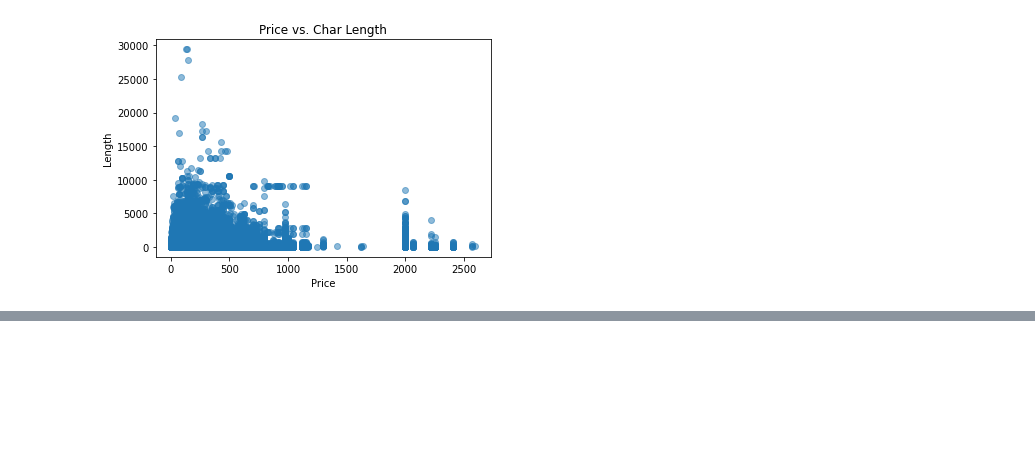
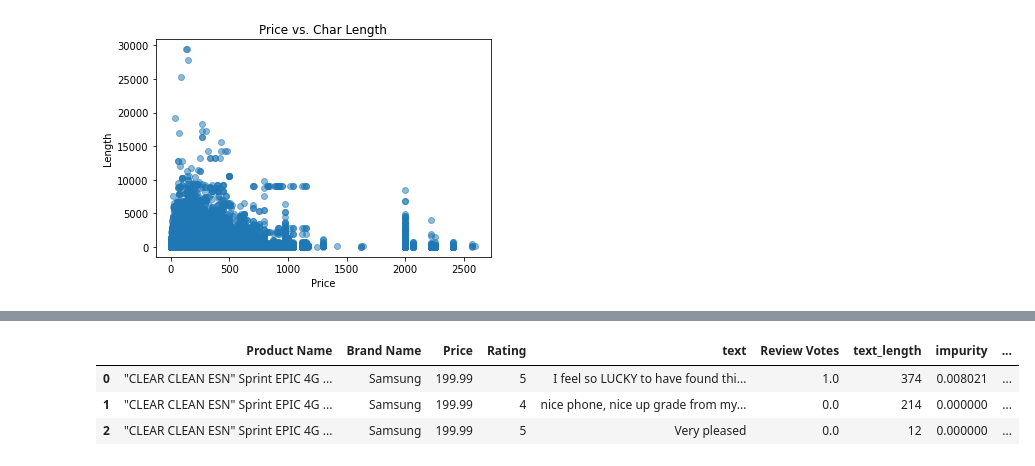
Before and after one commit to kayfilipp/text_mining_amazon_unlocked, a Jupyter notebook: Review_classification.ipynb, the cells around one changed output, grey strips where cells are left out. Saved outputs shown, nothing was run; the diff lists cells and outputs as text; code cells hidden in the pictures; blank space fills up the shorter version.

```diff
--- a/Review_classification.ipynb
+++ b/Review_classification.ipynb
@@ -116,0 +149,10 @@ plt.show()
+# %%
+#map the function to a new column
+df['impurity'] = df['text'].map(impurity)
+df['impure_words'] = df['text'].map(impurity_list)
+df.head(3)
+# %% [output]
+|  | Product Name | Brand Name | Price | Rating | text | Review Votes | text_length | impurity | ... |
+| 0 | "CLEAR CLEAN ESN" Sprint EPIC 4G ... | Samsung | 199.99 | 5 | I feel so LUCKY to have found thi... | 1.0 | 374 | 0.008021 | ... |
+| 1 | "CLEAR CLEAN ESN" Sprint EPIC 4G ... | Samsung | 199.99 | 4 | nice phone, nice up grade from my... | 0.0 | 214 | 0.000000 | ... |
+| 2 | "CLEAR CLEAN ESN" Sprint EPIC 4G ... | Samsung | 199.99 | 5 | Very pleased | 0.0 | 12 | 0.000000 | ... |
```
Also changed, not shown: parts of 6 cells of this notebook.
